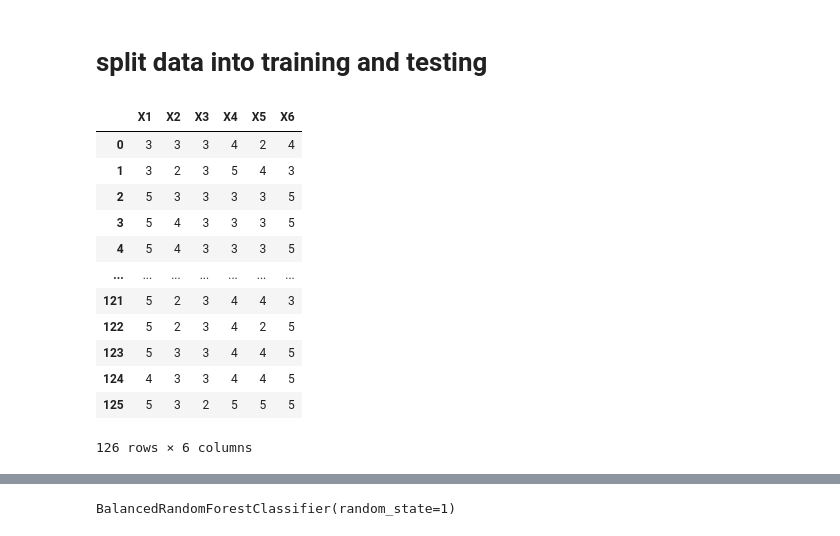
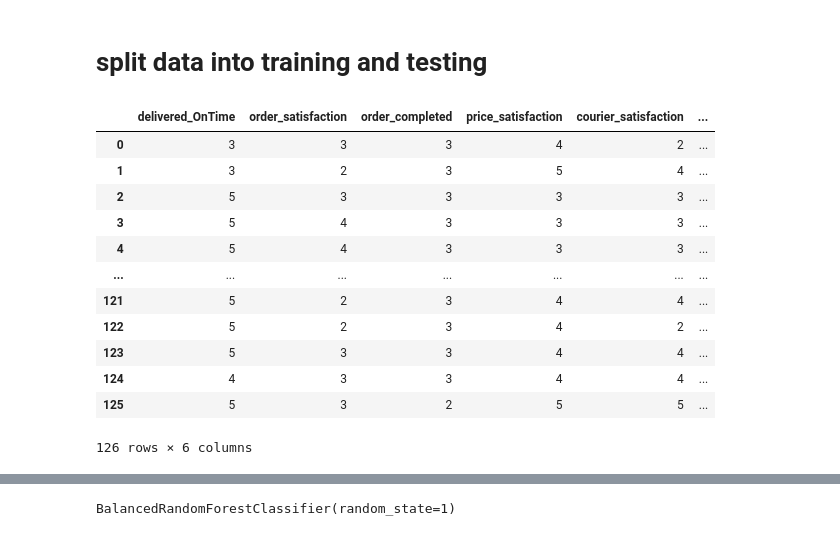
Before and after one commit to Ayesha-da/-wAcWkgB3MNvvMQpi, a Jupyter notebook: happy_customer.ipynb, the cells around one changed output, grey strips where cells are left out. Drawn from its saved outputs; the diff is of its cells as text; code cells hidden in the pictures.

```diff
--- a/happy_customer.ipynb
+++ b/happy_customer.ipynb
@@ -37,0 +40,8 @@ X6 = the app makes ordering easy for me
+# %%
+# rename columns to a user readable format
+old_name = list(happy_df.columns)
+new_name = ['happiness','delivered_OnTime', 'order_satisfaction', 'order_completed', 'price_satisfaction',
+            'courier_satisfaction', 'app_satisfaction']
+
+happy_df.rename(columns = (dict(zip(old_name, new_name))), inplace = True)
+happy_df.head()
@@ -124,20 +152,20 @@ happy_df.corr(method = "pearson") > 0.85
 # split data into training and testing
 # %%
 # Create our features
-y = happy_df["Y"]
-X = happy_df.drop("Y", axis=1)
+y = happy_df["happiness"]
+X = happy_df.drop("happiness", axis=1)
 X
 # %% [output]
-|  | X1 | X2 | X3 | X4 | X5 | X6 |
-| 0 | 3 | 3 | 3 | 4 | 2 | 4 |
-| 1 | 3 | 2 | 3 | 5 | 4 | 3 |
-| 2 | 5 | 3 | 3 | 3 | 3 | 5 |
-| 3 | 5 | 4 | 3 | 3 | 3 | 5 |
-| 4 | 5 | 4 | 3 | 3 | 3 | 5 |
+|  | delivered_OnTime | order_satisfaction | order_completed | price_satisfaction | courier_satisfaction | ... |
+| 0 | 3 | 3 | 3 | 4 | 2 | ... |
+| 1 | 3 | 2 | 3 | 5 | 4 | ... |
+| 2 | 5 | 3 | 3 | 3 | 3 | ... |
+| 3 | 5 | 4 | 3 | 3 | 3 | ... |
+| 4 | 5 | 4 | 3 | 3 | 3 | ... |
 | ... | ... | ... | ... | ... | ... | ... |
-| 121 | 5 | 2 | 3 | 4 | 4 | 3 |
-| 122 | 5 | 2 | 3 | 4 | 2 | 5 |
-| 123 | 5 | 3 | 3 | 4 | 4 | 5 |
-| 124 | 4 | 3 | 3 | 4 | 4 | 5 |
-| 125 | 5 | 3 | 2 | 5 | 5 | 5 |
+| 121 | 5 | 2 | 3 | 4 | 4 | ... |
+| 122 | 5 | 2 | 3 | 4 | 2 | ... |
+| 123 | 5 | 3 | 3 | 4 | 4 | ... |
+| 124 | 4 | 3 | 3 | 4 | 4 | ... |
+| 125 | 5 | 3 | 2 | 5 | 5 | ... |
 126 rows × 6 columns
```
Also changed, not shown: parts of 74 cells of this notebook.
